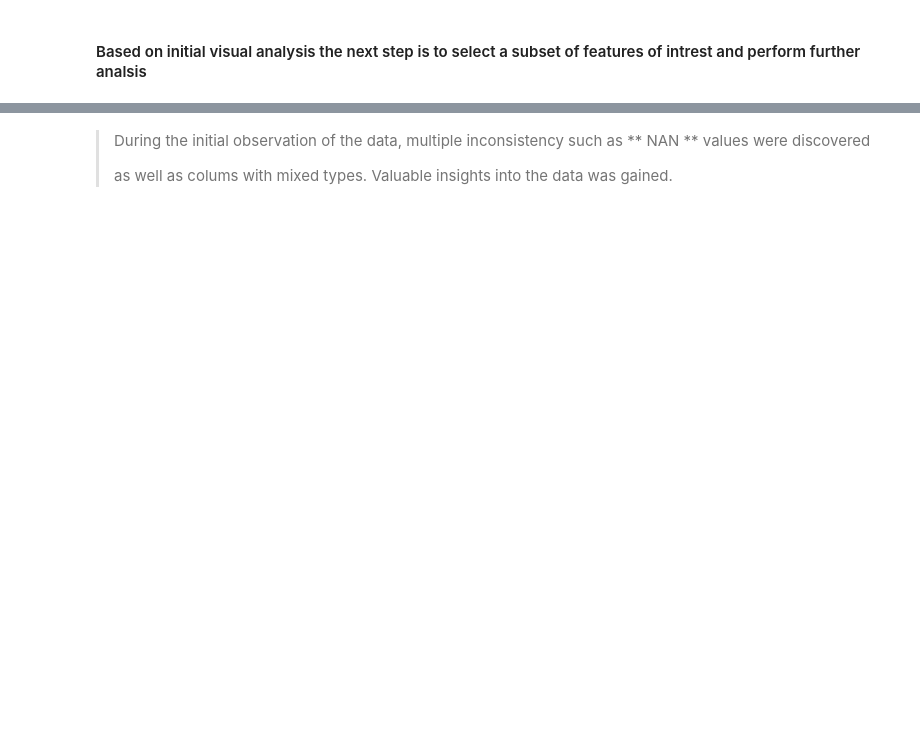
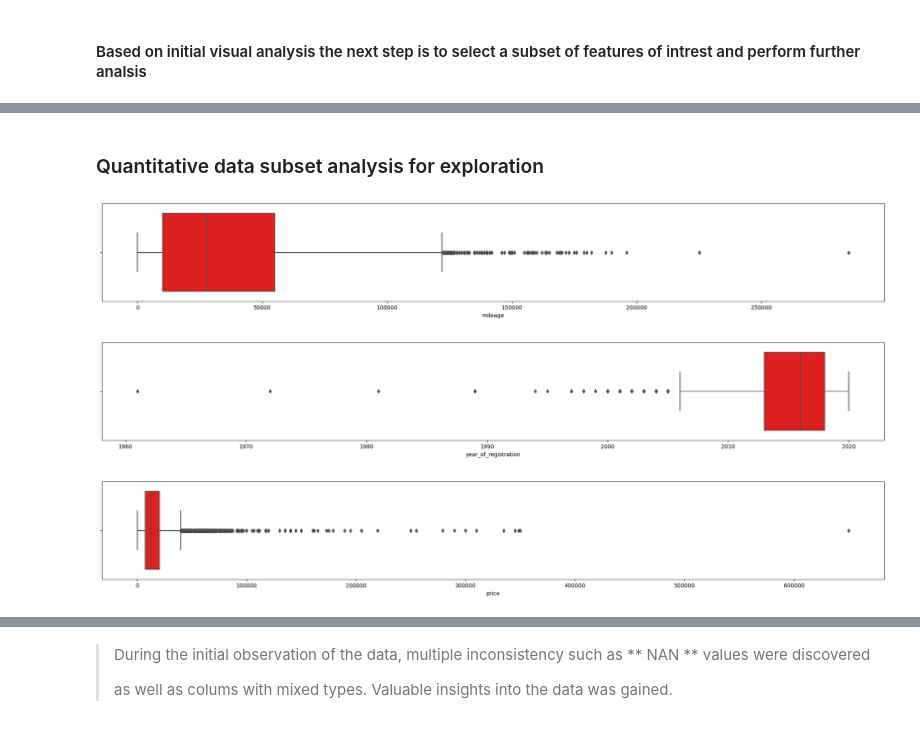
Before and after one commit to Chukuwinke/machine_learning, a Jupyter notebook: Auto_trader/Auto_trader.ipynb, the cells around one changed output, grey strips where cells are left out. Saved outputs shown, nothing was run; the diff lists cells and outputs as text; code cells hidden in the pictures; blank space fills up the shorter version.

```diff
--- a/Auto_trader/Auto_trader.ipynb
+++ b/Auto_trader/Auto_trader.ipynb
@@ -121,0 +131,13 @@ qual_features = data_subset.select_dtypes(exclude=['int64', 'float64'])
+# %% [markdown]
+### Quantitative data subset analysis for exploration
+# %%
+# Pre Quantitative data outlier handling
+for col in quant_features:
+    fig, ax =plt.subplots(1, constrained_layout=True)
+    fig.set_size_inches(20, 3)
+    sns.boxplot(data =quant_features[col], x=quant_features[col],  color='red')
+    #plt.suptitle(f'{col.title()} (before handling outliers)',weight='bold')
+# %% [output]
+[figure, added]
+[figure, added]
+[figure, added]
```
Also changed, not shown: parts of 23 cells of this notebook.
